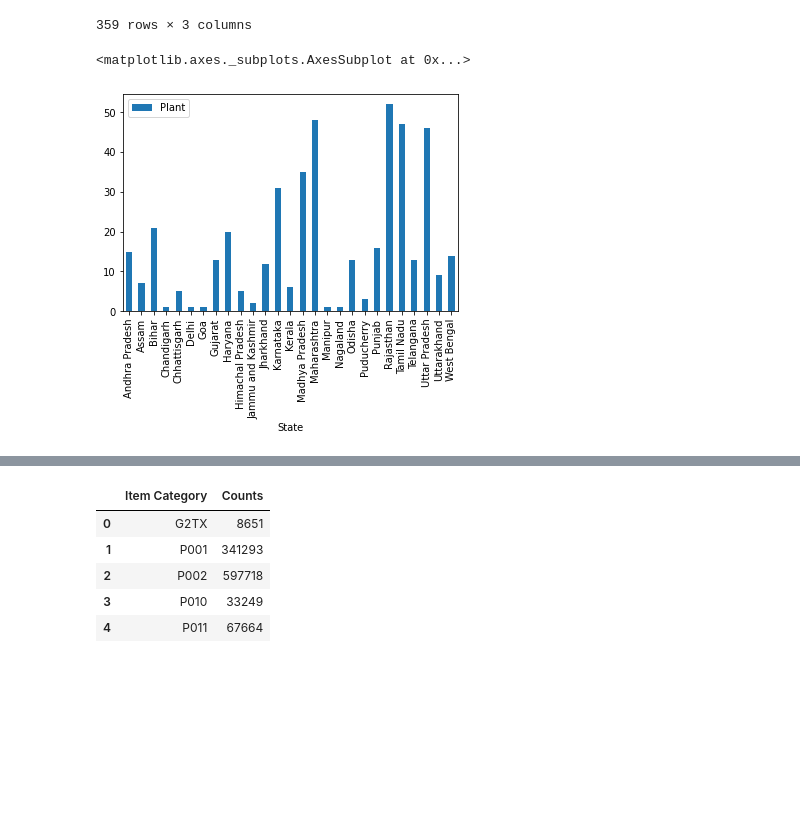
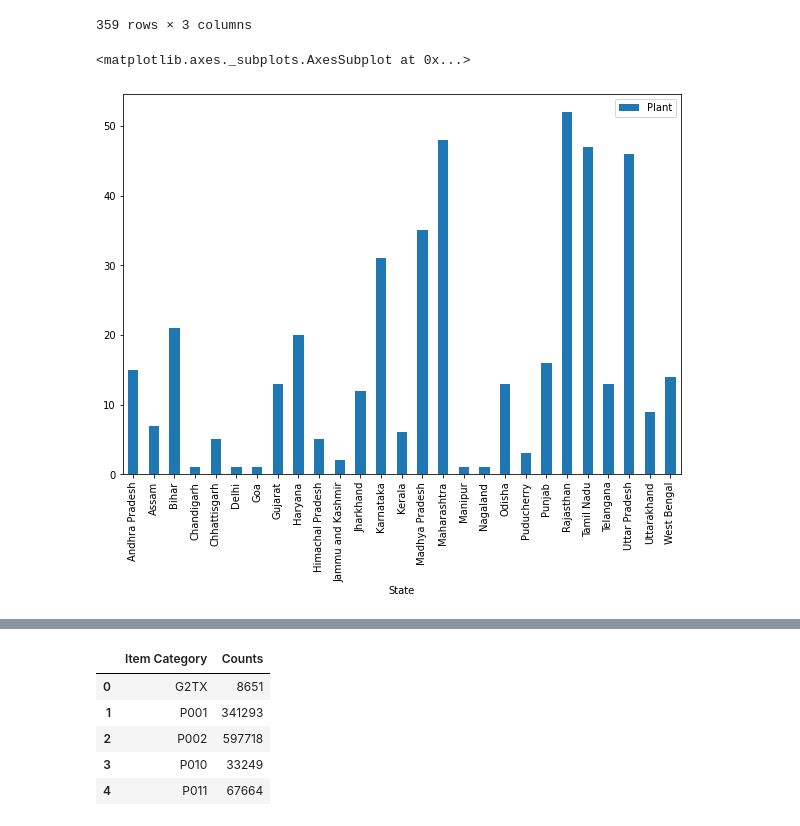
Before and after one commit to Kaaviya1995/Kaaviya, a Jupyter notebook: capstone_mahindrafirstchoice.ipynb, the cells around one changed output, grey strips where cells are left out. Cells and saved outputs as stored; diff of their text form; code cells hidden in the pictures; blank space fills up the shorter version.

```diff
--- a/capstone_mahindrafirstchoice.ipynb
+++ b/capstone_mahindrafirstchoice.ipynb
@@ -71,10 +74,10 @@ plan_split
 # %%
 #Total plants statewise
 plan_split_statewise=df1.groupby(['State']).agg({'Plant':'count'})
-plan_split_statewise.plot(kind='bar')
+plan_split_statewise.plot(kind='bar',figsize=(10,7))
 # %% [output]
 <matplotlib.axes._subplots.AxesSubplot at 0x...>
-[figure, old version]
+[figure, new version]
 # %%
 #No of cars city wise
 most_no_of_cars_city=df2.groupby(['Pin code']).size().reset_index(name='counts')
```
Also changed, not shown: parts of 56 cells of this notebook.
